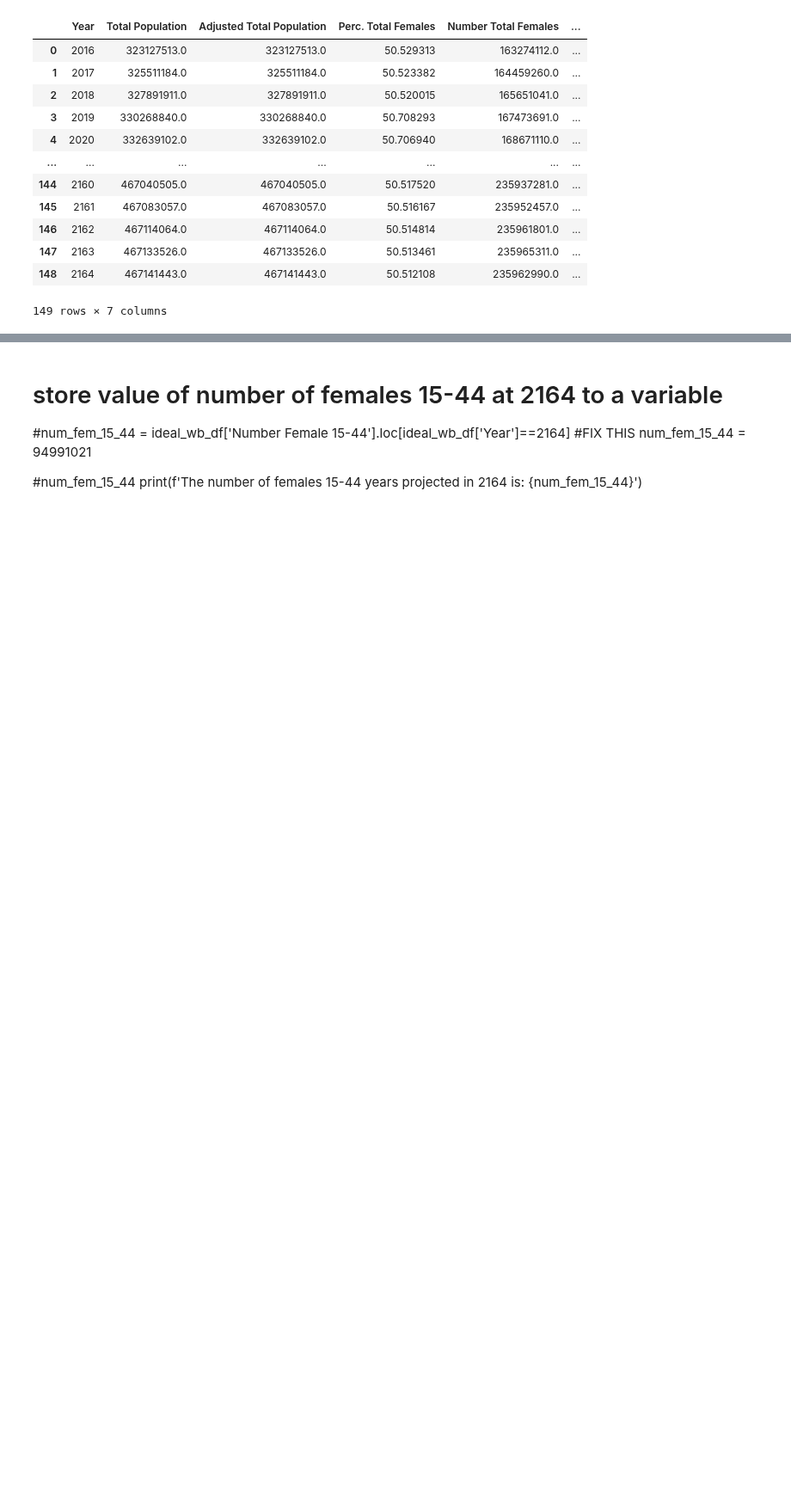
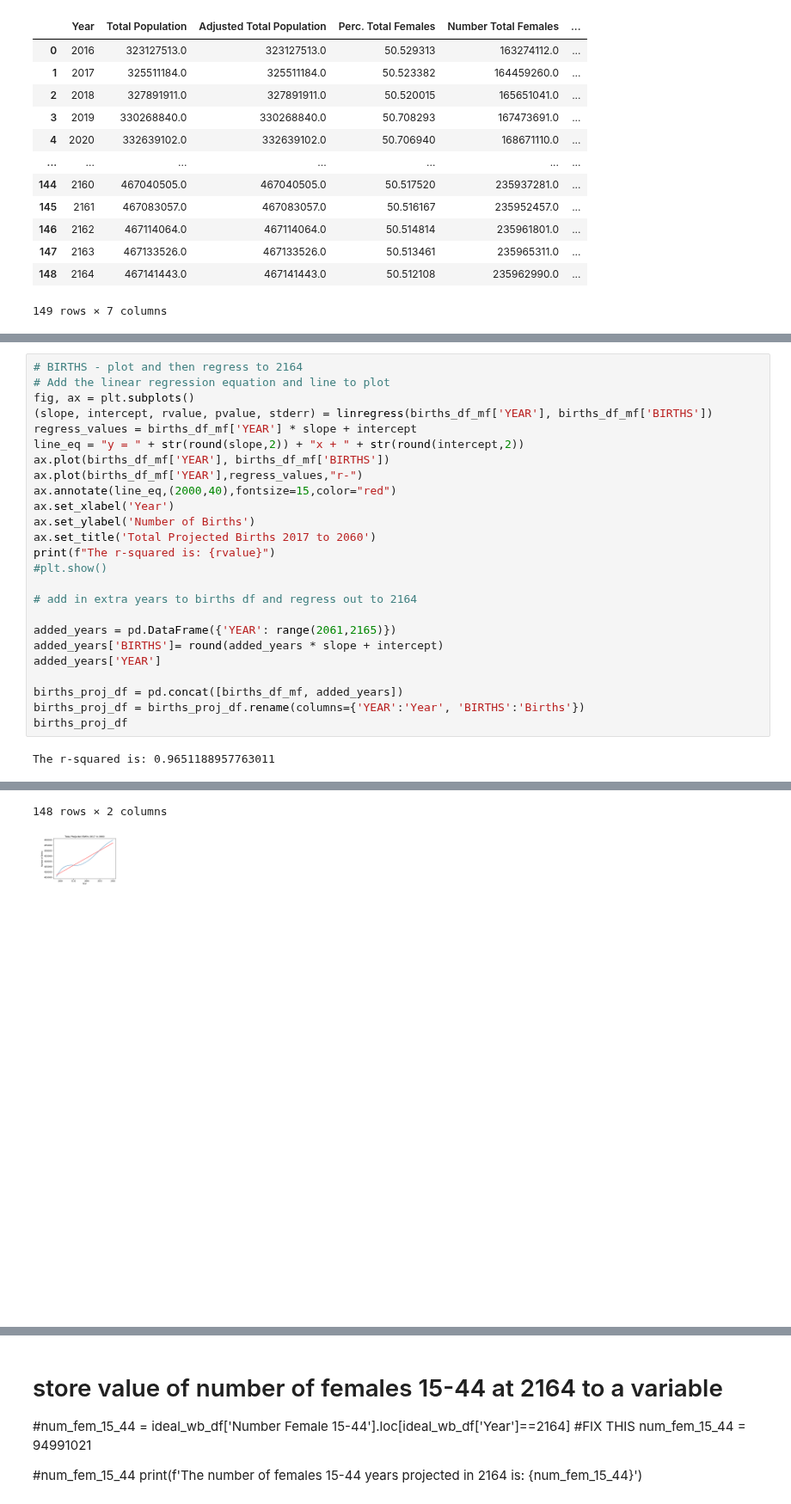
Before and after one commit to plowden/project-1-group-6, a Jupyter notebook: Net International Migration.ipynb, the cells around one changed output, grey strips where cells are left out. Shown at 86% size. Saved outputs shown, nothing was run; the diff lists cells and outputs as text; blank space fills up the shorter version.

Commit message:
graph 8

```diff
--- a/Net International Migration.ipynb
+++ b/Net International Migration.ipynb
@@ -728,0 +713,27 @@ ideal_wb_df
+# %%
+# BIRTHS - plot and then regress to 2164
+# Add the linear regression equation and line to plot
+fig, ax = plt.subplots()
+(slope, intercept, rvalue, pvalue, stderr) = linregress(births_df_mf['YEAR'], births_df_mf['BIRTHS'])
+regress_values = births_df_mf['YEAR'] * slope + intercept
+line_eq = "y = " + str(round(slope,2)) + "x + " + str(round(intercept,2))
+ax.plot(births_df_mf['YEAR'], births_df_mf['BIRTHS'])
+ax.plot(births_df_mf['YEAR'],regress_values,"r-")
+ax.annotate(line_eq,(2000,40),fontsize=15,color="red")
+ax.set_xlabel('Year')
+ax.set_ylabel('Number of Births')
+ax.set_title('Total Projected Births 2017 to 2060')
+print(f"The r-squared is: {rvalue}")
+#plt.show()
+
+# add in extra years to births df and regress out to 2164
+
+added_years = pd.DataFrame({'YEAR': range(2061,2165)})
+added_years['BIRTHS']= round(added_years * slope + intercept)
+added_years['YEAR']
+
+births_proj_df = pd.concat([births_df_mf, added_years])
+births_proj_df = births_proj_df.rename(columns={'YEAR':'Year', 'BIRTHS':'Births'})
+births_proj_df
+# %% [output]
+The r-squared is: 0.9651188957763011
@@ -728,0 +752,2 @@ ideal_wb_df
+148 rows × 2 columns
+[figure, added]
```
Also changed, not shown: parts of 14 cells of this notebook.
